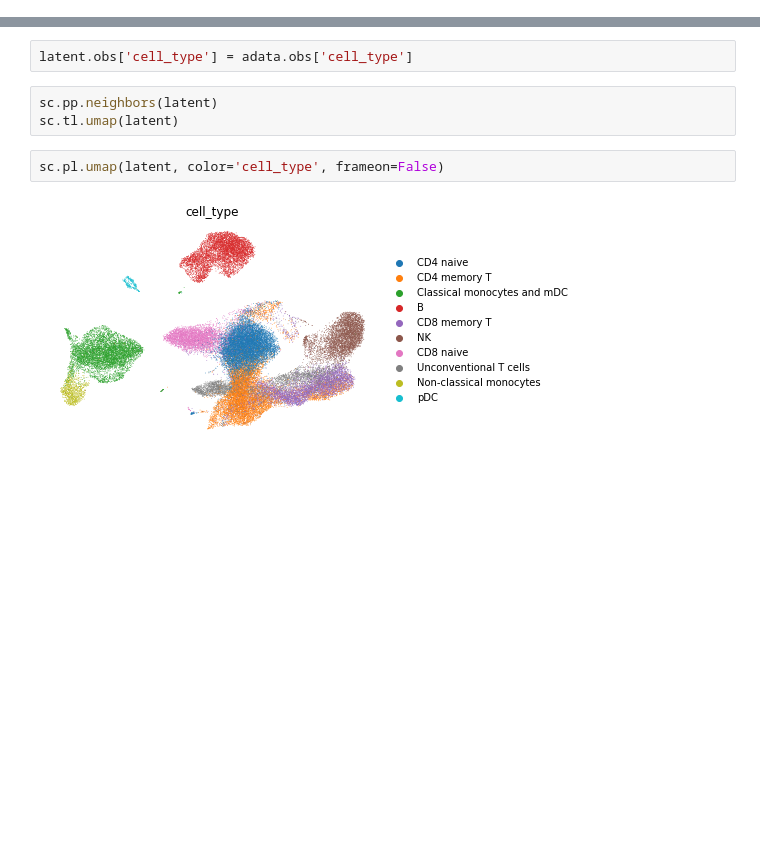
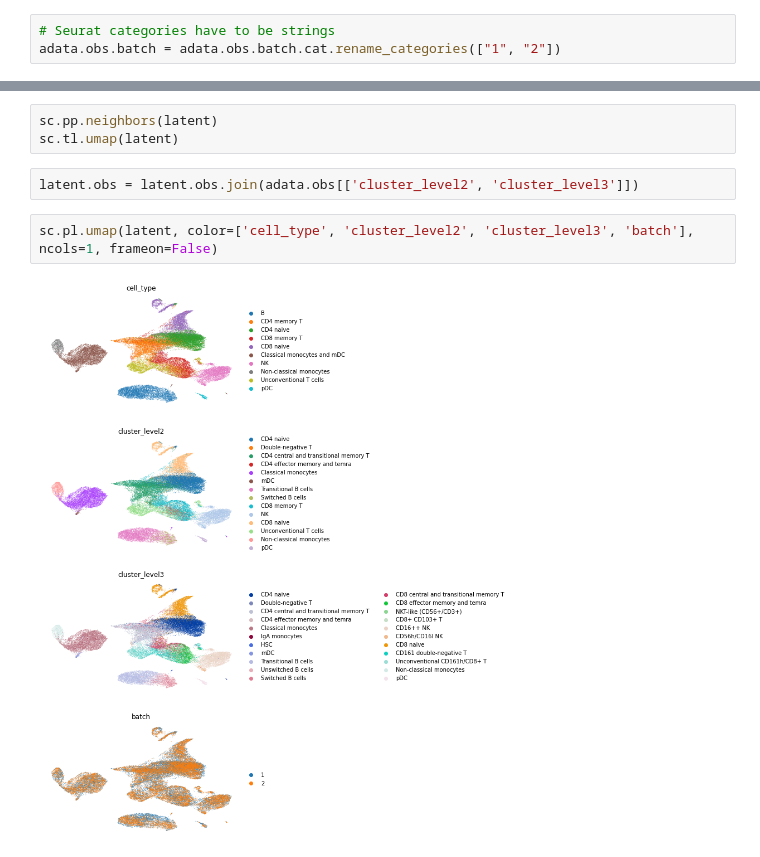
Before and after one commit to theislab/multigrate_reproducibility, a Jupyter notebook: notebooks/benchmarks/individual_datasets/seuratv4/kotliarov2020-seurat.ipynb, the cells around one changed output, grey strips where cells are left out. Drawn from its saved outputs; the diff is of its cells as text; blank space fills up the shorter version.

```diff
--- a/notebooks/benchmarks/individual_datasets/seuratv4/kotliarov2020-seurat.ipynb
+++ b/notebooks/benchmarks/individual_datasets/seuratv4/kotliarov2020-seurat.ipynb
@@ -80,6 +81,9 @@ To: /mnt/home/icb/anastasia.litinetskaya/multigrate/example/kotliarov2020-protei
 'kotliarov2020-proteins.h5ad'
 # %%
 adata = sc.read('kotliarov2020-proteins.h5ad')
+# %%
+# Seurat categories have to be strings
+adata.obs.batch = adata.obs.batch.cat.rename_categories(["1", "2"])
 # %%
 adata_ = ad.AnnData(adata.layers['count'])
 adata_.obs_names = adata.obs_names
@@ -232,9 +319,9 @@ np.sum(latent.obs_names != adata.obs_names)
-# %%
-latent.obs['cell_type'] = adata.obs['cell_type']
 # %%
 sc.pp.neighbors(latent)
 sc.tl.umap(latent)
+# %%
+latent.obs = latent.obs.join(adata.obs[['cluster_level2', 'cluster_level3']])
 # %%
-sc.pl.umap(latent, color='cell_type', frameon=False)
+sc.pl.umap(latent, color=['cell_type', 'cluster_level2', 'cluster_level3', 'batch'], ncols=1, frameon=False)
 # %% [output]
-[figure, old version]
+[figure, new version]
```
Also changed, not shown: parts of 14 cells of this notebook, 33 other files.
